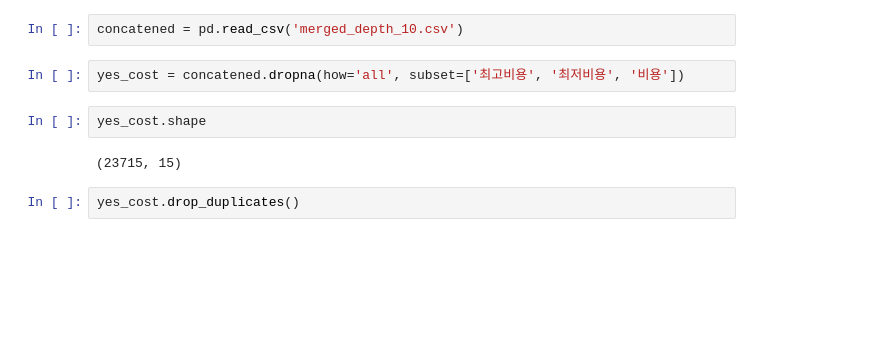
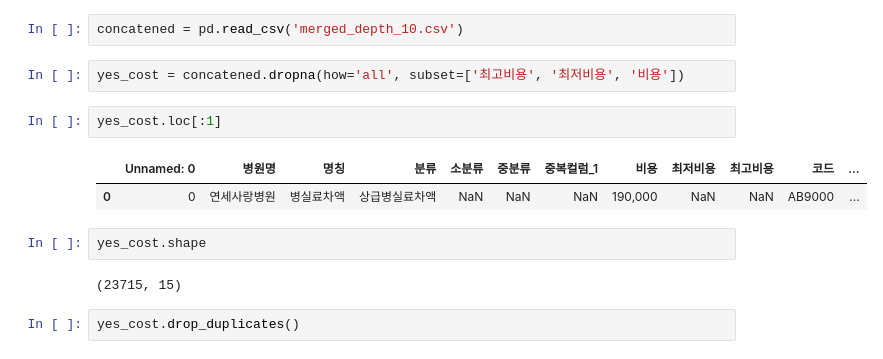
Before and after one commit to long8v/crawler_bot, a Jupyter notebook: concat_all.ipynb, the cells around one changed output. Saved outputs shown, nothing was run; the diff lists cells and outputs as text; blank space fills up the shorter version.

```diff
--- a/concat_all.ipynb
+++ b/concat_all.ipynb
@@ -100,6 +102,11 @@ NameError: name 'non_merged' is not defined
 concatened = pd.read_csv('merged_depth_10.csv')
 # %%
 yes_cost = concatened.dropna(how='all', subset=['최고비용', '최저비용', '비용'])
+# %%
+yes_cost.loc[:1]
+# %% [output]
+|  | Unnamed: 0 | 병원명 | 명칭 | 분류 | 소분류 | 중분류 | 중복컬럼_1 | 비용 | 최저비용 | 최고비용 | 코드 | ... |
+| 0 | 0 | 연세사랑병원 | 병실료차액 | 상급병실료차액 | NaN | NaN | NaN | 190,000 | NaN | NaN | AB9000 | ... |
 # %%
 yes_cost.shape
 # %% [output]
```
Also changed, not shown: parts of 1 cell of this notebook, 6 other files.
